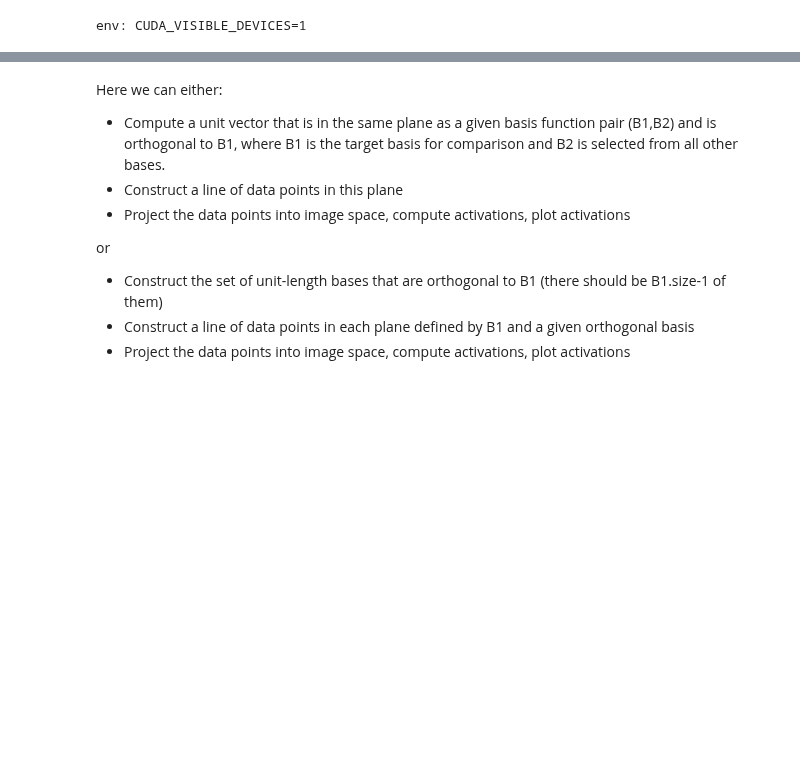
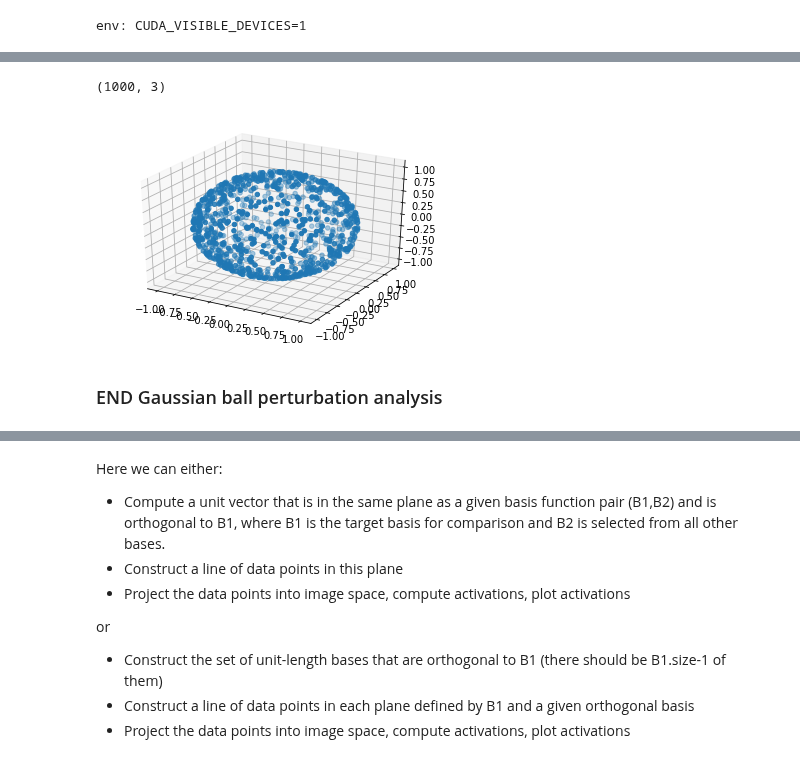
Before and after one commit to dpaiton/DeepSparseCoding, a Jupyter notebook: vis_iso_contours.ipynb, the cells around one changed output, grey strips where cells are left out. Cells and saved outputs as stored; diff of their text form; code cells hidden in the pictures; blank space fills up the shorter version.

```diff
--- a/vis_iso_contours.ipynb
+++ b/vis_iso_contours.ipynb
@@ -34,3 +158,32 @@ analyzer.load_analysis(save_info=analysis_params.save_info)
+# %%
+# Draw n-D random gaussian vectors, normalize, plot.
+# This should cover the surface bc the random direction is likely to always be different.
+
+num_points = 1000
+#unif_theta = np.random.uniform(low=-1.0, high=1.0, size=num_points)
+#unif_phi = np.random.uniform(low=0, high=2*np.pi, size=num_points)
+#
+#xs = np.cos(unif_theta)*np.cos(unif_phi)
+#ys = np.sin(unif_phi)
+#zs = np.cos(unif_theta)*np.sin(unif_phi)
+
+dimensionality = 3
+rand_vects = np.random.multivariate_normal(mean=[0,]*dimensionality,
+  cov=np.identity(dimensionality), size=(num_points))
+rand_vects /= np.sqrt(np.sum(np.square(rand_vects), axis=1, keepdims=True))
+
+print(rand_vects.shape)
+
+fig = plt.figure()
+ax = fig.add_subplot(111, projection='3d')
+#ax.scatter(xs, ys, zs)
+ax.scatter(rand_vects[:,0], rand_vects[:,1], rand_vects[:,2])
+plt.show()
+# %% [output]
+(1000, 3)
+[figure, added]
+# %% [markdown]
+### END Gaussian ball perturbation analysis
 # %%
 neuron_angles = analyzer.neuron_angles(analyzer.bf_stats) * (180/np.pi)
 # %%
```
Also changed, not shown: parts of 31 cells of this notebook.
